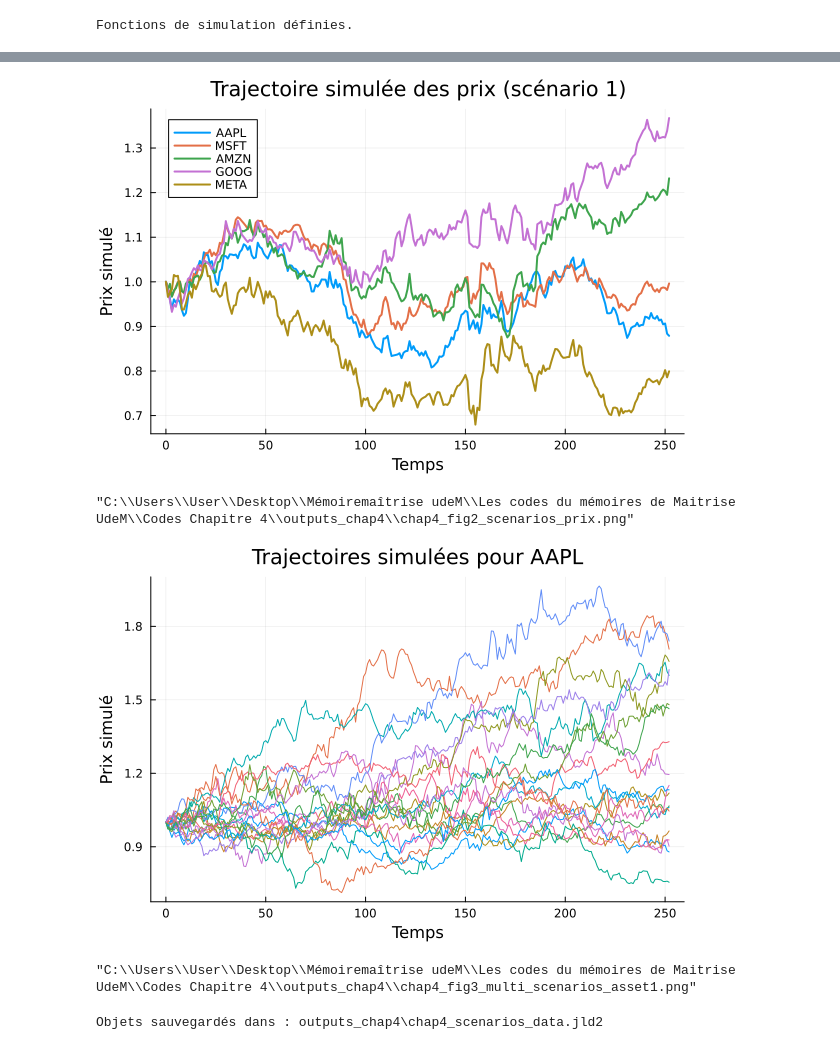
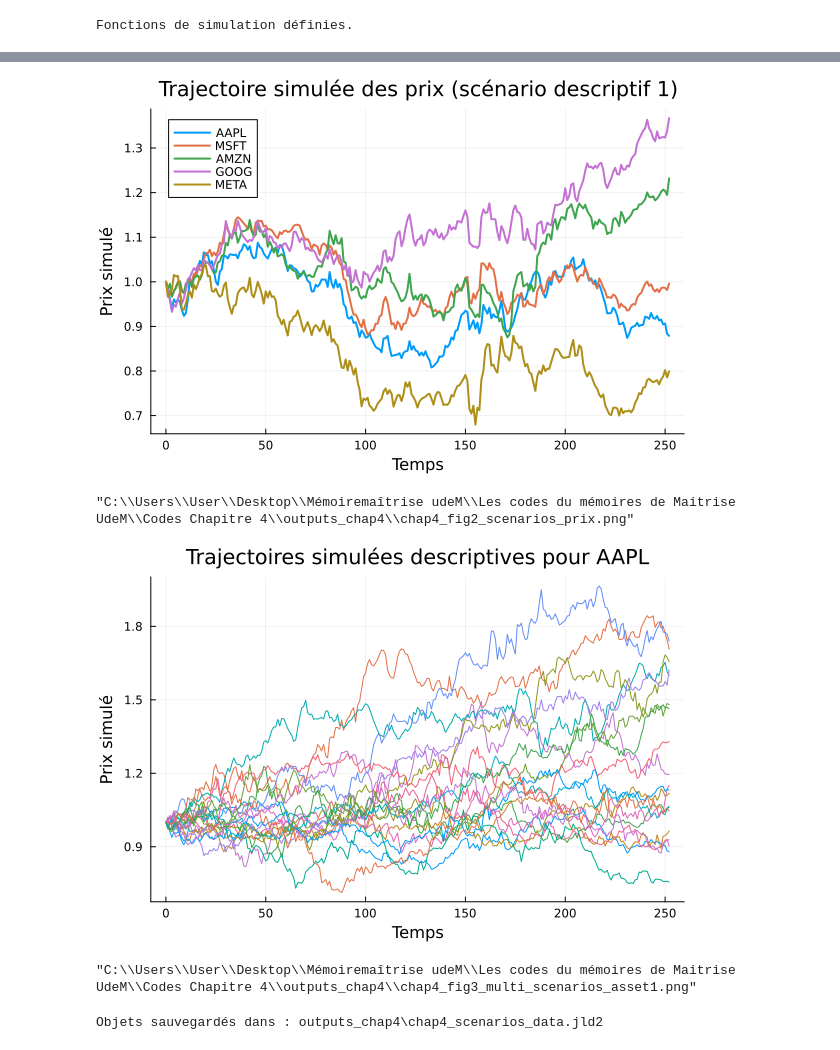
Before and after one commit to JanvierSoninhekpon/msc-thesis-contextual-portfolio, a Jupyter notebook: code_chap4_generation_scenarios.ipynb, the cells around one changed output, grey strips where cells are left out. Saved outputs shown, nothing was run; the diff lists cells and outputs as text; code cells hidden in the pictures.

```diff
--- a/code_chap4_generation_scenarios.ipynb
+++ b/code_chap4_generation_scenarios.ipynb
@@ -492,32 +571,48 @@ Fonctions de simulation définies.
 # %%
 #### Cellule 4.1.18 ####
 
-# Initialisation des structures de stockage des scénarios
+#Initialisation des structures de stockage des scénarios
 
   #Trajectoires de régimes simulées
     scenario_regimes = Vector{Vector{Int}}(undef, M_scen)
+
   #Log-rendements simulés (T_horizon x N)
     scenario_Rlog = Vector{Matrix{Float64}}(undef, M_scen)
-  # Rendements simples simulés
+
+  #Rendements simples simulés
     scenario_Rsimple = Vector{Matrix{Float64}}(undef, M_scen)
-  # Régime initial (choix arbitraire ou neutre)
+
+  #Régime initial (choix neutre)
      r0 = 2
 
-  #Génération des scénarios Monte Carlo
+            #IMPORTANT :
+                #les scénarios générés dans cette cellule sont descriptifs.
+                # ils utilisent les paramètres estimés sur l'échantillon complet :
+                # P_desc, μ_reg_log et L_reg_desc.
+            #
+            #dans le backtest hors échantillon,
+            #ces paramètres devront être recalculés dynamiquement
+            #uniquement à partir des données passées.
+
+#Génération des scénarios Monte Carlo descriptifs
 for m in 1:M_scen
+
     #Simulation d’une trajectoire de régimes
-    c_path = simulate_regime_path(P, T_horizon; r0=r0)
+    c_path = simulate_regime_path(P_desc, T_horizon; r0=r0)
+
      #Simulation des log-rendements conditionnels aux régimes
-    Rlog_m = simulate_logreturn_path(μ_reg_log, L_reg, c_path)
+    Rlog_m = simulate_logreturn_path(μ_reg_log, L_reg_desc, c_path)
+
      #Conversion en rendements simples
     Rsimple_m = log_to_simple(Rlog_m)
       #Stockage
     scenario_regimes[m] = c_path
     scenario_Rlog[m] = Rlog_m
-    scenario_Rsimple[m] = Rsimple_m
+    scenario_Rsimple[m]= Rsimple_m
+
 end
 
-# Vérifications
+#Vérifications
 println("Nombre de scénarios générés : ", M_scen)
 println("Dimension d'un scénario log-rendements : ", size(scenario_Rlog[1]))
 println("Dimension d'un scénario rendements simples : ", size(scenario_Rsimple[1]))
@@ -563,60 +662,69 @@ Statistiques empiriques des scénarios simulés :
 # %%
 #### Cellule 4.1.20 ####
 
 #Choix du scénario à visualiser (ici le premier)
    m= 1
+
 #Initialisation du graphique
 p_scen = plot(
-    title = "Trajectoire simulée des prix (scénario 1)",
+    title = "Trajectoire simulée des prix (scénario descriptif 1)",
     xlabel = "Temps",
     ylabel = "Prix simulé",
     legend = :topleft
 )
+
 #Tracé des trajectoires de prix pour chaque actif
 for j in 1:N
-     #Reconstruction de la trajectoire de prix à partir des log-rendements simulés
+
+     #Reconstruction de la trajectoire de prix
+     #à partir des log-rendements simulés
       path_j = price_path_from_logreturns(scenario_Rlog[m][:, j]; S0=1.0)
+
      #Ajout au graphique
     plot!(p_scen, 0:T_horizon, path_j, lw=2, label=TICKERS[j])
+
 end
 
 #Affichage
 display(p_scen)
+
 #Sauvegarde de la figure
 savefig(p_scen, joinpath(OUTDIR, "chap4_fig2_scenarios_prix.png"))
 # %% [output]
-[figure, old version]
+[figure, new version]
 "C:\\Users\\User\\Desktop\\Mémoiremaîtrise udeM\\Les codes du mémoires de Maitrise UdeM\\Codes Chapitre 4\\outputs_chap4\\chap4_fig2_scenarios_prix.png"
 # %%
 #### Cellule 4.1.21 ####
 
-# Choix de l’actif à analyser (ici AAPL)
+#Choix de l’actif à analyser (ici AAPL)
 asset_id = 1
+
 #Initialisation du graphique
 p_multi = plot(
-    title = "Trajectoires simulées pour $(TICKERS[asset_id])",
+    title = "Trajectoires simulées descriptives pour $(TICKERS[asset_id])",
     xlabel = "Temps",
     ylabel= "Prix simulé",
     legend = false
 )
 
-#Tracé de plusieurs scénarios simulés (ici 20)
+   #Tracé de plusieurs scénarios simulés (ici 20)
 for m in 1:20
+
     #Reconstruction de la trajectoire de prix pour le scénario m
     path_m = price_path_from_logreturns(
         scenario_Rlog[m][:, asset_id];
         S0 = 1.0
     )
-    # Ajout au graphique
+     # Ajout au graphique
     plot!(p_multi, 0:T_horizon, path_m, lw=1)
+
 end
-
-  # Affichage
-  display(p_multi)
-  # Sauvegarde
-   savefig(p_multi, joinpath(OUTDIR, "chap4_fig3_multi_scenarios_asset1.png"))
+ #Affichage
+display(p_multi)
+#Sauvegarde
+savefig(p_multi, joinpath(OUTDIR, "chap4_fig3_multi_scenarios_asset1.png"))
 # %% [output]
-[figure, old version]
+[figure, new version]
 "C:\\Users\\User\\Desktop\\Mémoiremaîtrise udeM\\Les codes du mémoires de Maitrise UdeM\\Codes Chapitre 4\\outputs_chap4\\chap4_fig3_multi_scenarios_asset1.png"
 # %%
 #### Cellule 4.1.22 ####
```
Also changed, not shown: parts of 13 cells of this notebook.
